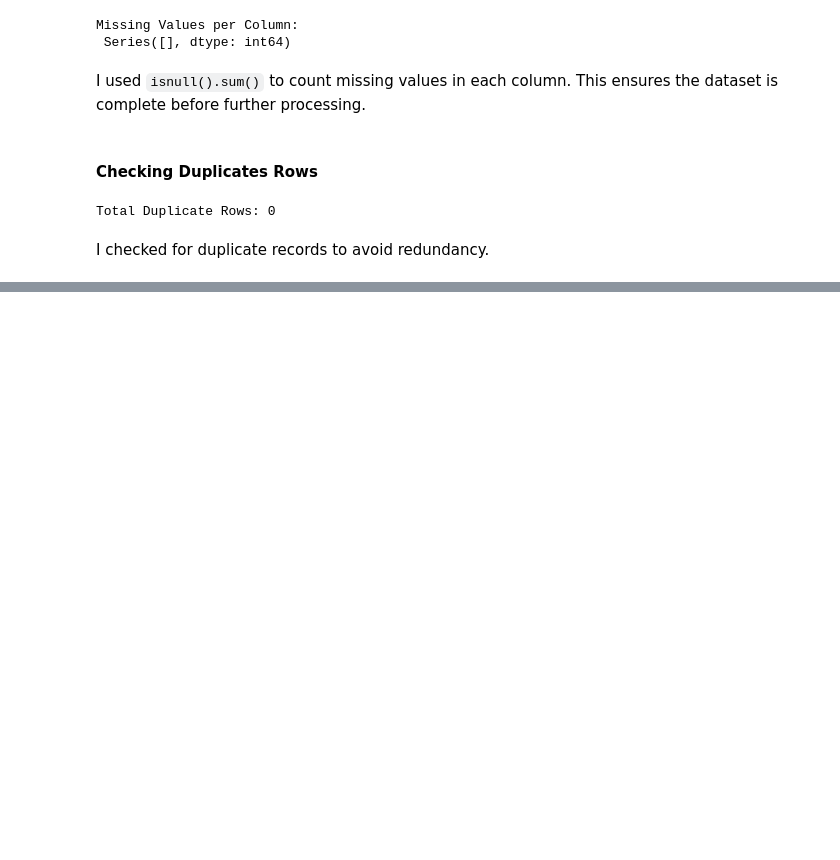
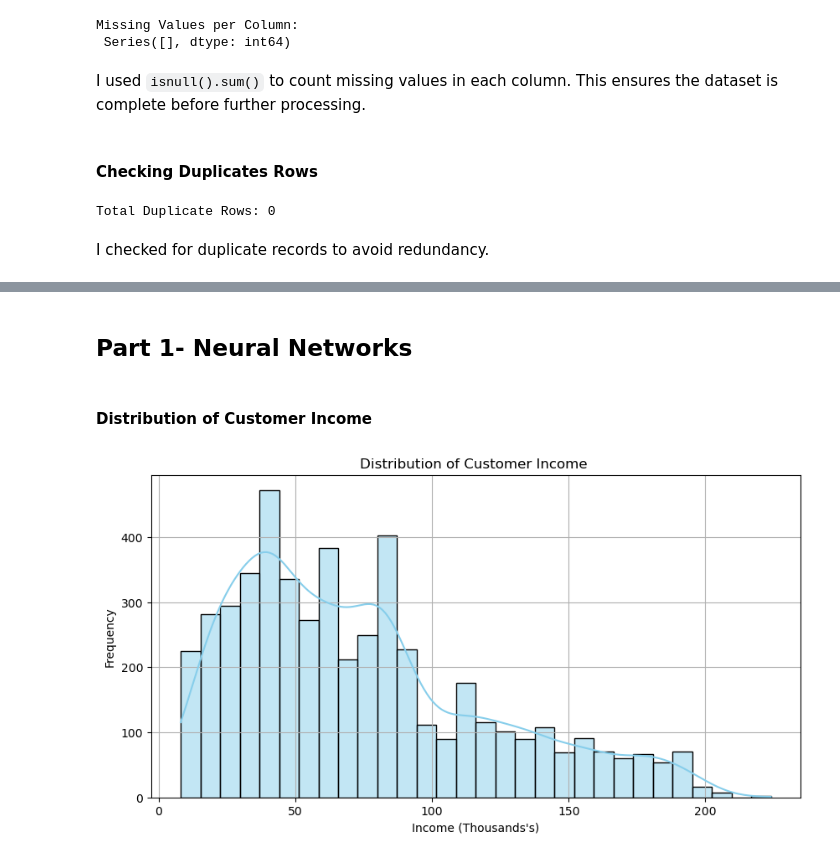
Before and after one commit to Ahmad-385/Income-prediction-Sentiment-analysis, a Jupyter notebook: ML-CA2.ipynb, the cells around one changed output, grey strips where cells are left out. Cells and saved outputs as stored; diff of their text form; code cells hidden in the pictures; blank space fills up the shorter version.

Commit message:
Explored categorical values and income-based visualizations

```diff
--- a/ML-CA2.ipynb
+++ b/ML-CA2.ipynb
@@ -78,0 +112,26 @@ I checked for duplicate records to avoid redundancy.
+# %% [markdown]
+## Part 1- Neural Networks
+# %% [markdown]
+#### Distribution of Customer Income
+# %%
+import matplotlib.pyplot as plt
+import seaborn as sns
+
+# Plot the distribution of the income column
+plt.figure(figsize=(10, 5))
+
+# Histogram with KDE (smoothed curve)
+sns.histplot(df["Income(Thousands's)"], kde=True, bins=30, color="skyblue")
+
+# Add plot titles and labels
+plt.title("Distribution of Customer Income ")
+plt.xlabel("Income (Thousands's)")
+plt.ylabel("Frequency")
+
+# Add grid for better readability
+plt.grid(True)
+
+# Show the plot
+plt.show()
+# %% [output]
+[figure, added]
```
Also changed, not shown: parts of 16 cells of this notebook.
